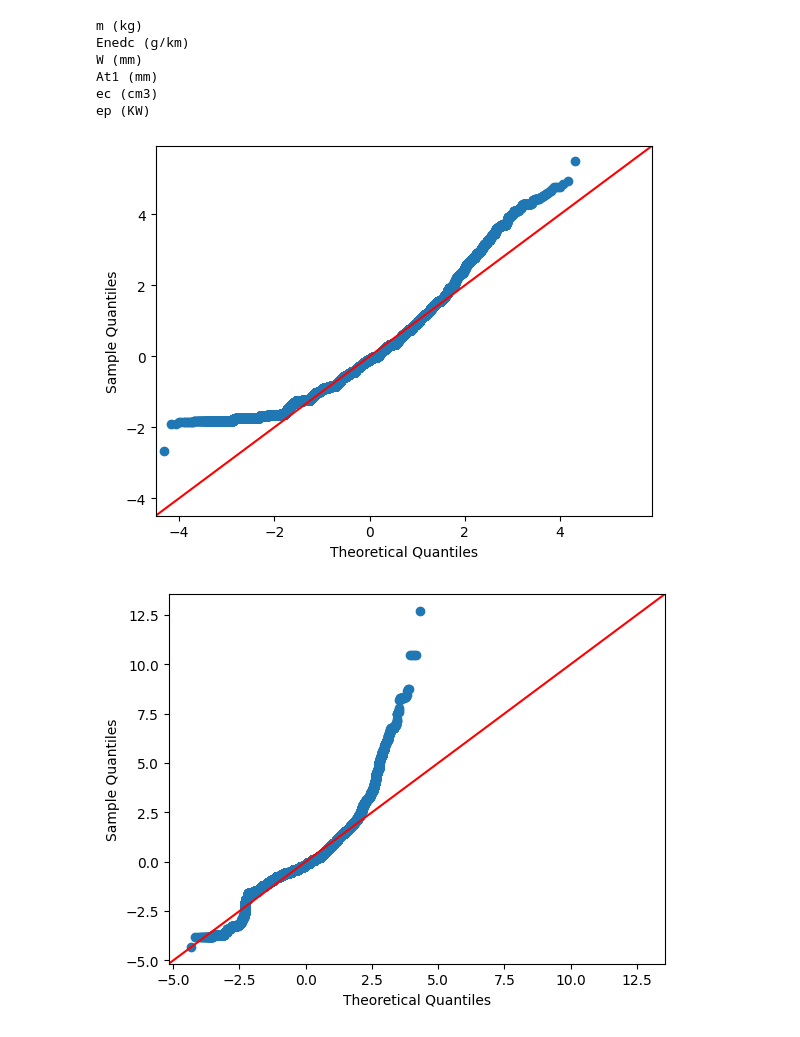
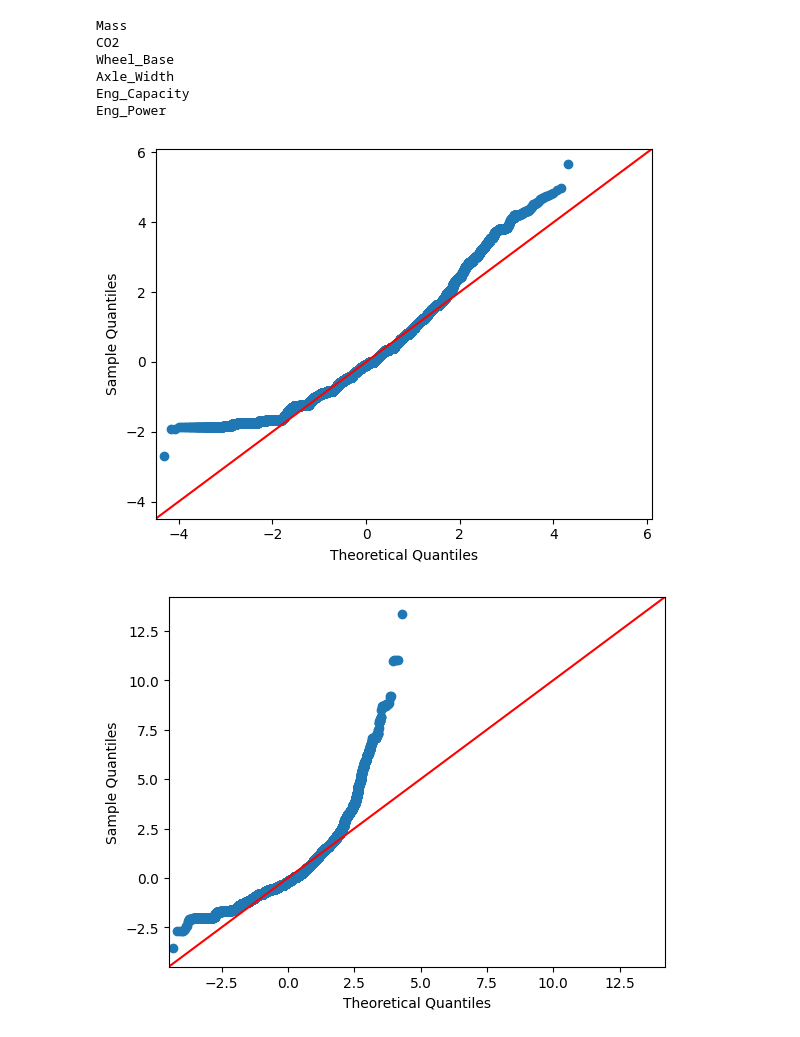
Before and after one commit to ChrisDataScientist/ChrisDataScientist, a Jupyter notebook: Pinelopi_CO2.ipynb, the cells around one changed output. Cells and saved outputs as stored; diff of their text form; code cells hidden in the pictures.

```diff
--- a/Pinelopi_CO2.ipynb
+++ b/Pinelopi_CO2.ipynb
@@ -68,0 +90,10 @@ memory usage: 20.1+ MB
+# %%
+
+# For Vehicle_Category
+print(df19["Vehicle_Category"].value_counts()) #Display frequencies of modalities
+df19['Vehicle_Category_new'] = (df19["Vehicle_Category"] == "M1G") | (df19["Vehicle_Category"] == "M1G ") #create boolean series, M1G is converted to true and everything else to False
+
+df19['Vehicle_Category_new'] = df19['Vehicle_Category_new'].replace({False : "Passenger_cars", True : "Off_road"}) #rename the boolean values
+print(df19["Vehicle_Category_new"].value_counts()) #Display frequencies of modalities
+
+df19=df19.join(pd.get_dummies(df19.Vehicle_Category_new, prefix="Vehicle_Category").astype(int)) #create dummy variables for that
@@ -69,17 +113,23 @@ memory usage: 20.1+ MB
+# %%
+
+# Remove data for electric cars in dataset
+df19 = df19[df19['Fuel_Type'] != "electric"]
+df19 = df19[df19['Fuel_Type'] != "hydrogen"]
+df19 = df19[df19['Fuel_Type'] != "unknown"]
+df19 = df19[df19['Fuel_Type'] != "Hybrid_DE"]
+df19 = df19[df19['Fuel_Type'] != "Hybrid_PE"]
 # %%
 
-# Remove data for electric cars in dataset and create dummy variables for them
-df19 = df19[df19['Ft'] != "electric"]
-df19 = df19[df19['Ft'] != "hydrogen"]
+# Rename and create dummy variables
+print(df19["Fuel_Type"].value_counts(normalize = True)) #Display frequencies of modalities
+df19['Fuel_Type'] = df19['Fuel_Type'].replace({"petrol/electric": "Hybrid_PE", "diesel/electric": "Hybrid_DE"})
 
-print(df19["Ft"].value_counts(normalize = True)) #Display frequencies of modalities
-df19['Ft'] = df19['Ft'].replace({"petrol/electric": "Hybrid_PE", "diesel/electric": "Hybrid_DE"})
 
-df19=df19.join(pd.get_dummies(df19.Ft, prefix="Fuel type").astype(int))
+df19=df19.join(pd.get_dummies(df19.Fuel_Type, prefix="Fuel type").astype(int))
 
 #df19['Electric'] = (df19["Ft"] == "electric") | (df19["Ft"] == "Hybrid_PE") | (df19["Ft"] == "Hybrid_DE") # Boolean series for electric technology or not
 
-df19['Ft2'] = df19['Ft'].replace({"lpg": "others", "ng": "others", "ng-biomethane": "others", "hydrogen": "others", "e85": "others", "Hybrid_PE": "hybrid","Hybrid_DE": "hybrid"}) #create another fuel type variable with the least present modalities labeled as "others"
+df19['Ft2'] = df19['Fuel_Type'].replace({"lpg": "others", "ng": "others", "ng-biomethane": "others", "hydrogen": "others", "e85": "others", "Hybrid_PE": "hybrid","Hybrid_DE": "hybrid"}) #create another fuel type variable with the least present modalities labeled as "others"
 
 df19.head()
 # %% [output]
@@ -105,3 +182,9 @@ Name: proportion, dtype: float64
+# %%
+#Delete columns with many NAs
+df19=df19.drop("IT",axis=1)
+df19=df19.drop("Ernedc (g/km)",axis=1)
+df19=df19.drop("Erwltp (g/km)",axis=1)
+df19=df19.drop("Electric_Consum",axis=1)
 # %%
 # Delete missing values
 #df19 = df19[df19['Enedc (g/km)'].notna()] #only on target variable
@@ -133,18 +238,18 @@ memory usage: 11.2 MB
 # %%
 # Check normality
-selected_columns = ["m (kg)", "Enedc (g/km)", "W (mm)", "At1 (mm)", "ec (cm3)", "ep (KW)"]
+selected_columns = ["Mass", "CO2", "Wheel_Base", "Axle_Width", "Eng_Capacity", "Eng_Power"]
 var_num_normality = var_num[selected_columns]
 
 for column in var_num_normality:
   print(column)
   sm.qqplot(var_num_normality[column], line='45', fit = True)
 # %% [output]
-m (kg)
-Enedc (g/km)
-W (mm)
-At1 (mm)
-ec (cm3)
-ep (KW)
+Mass
+CO2
+Wheel_Base
+Axle_Width
+Eng_Capacity
+Eng_Power
-[figure, old version]
+[figure, new version]
-[figure, old version]
+[figure, new version]
 [figure]
```
Also changed, not shown: parts of 19 cells of this notebook.
